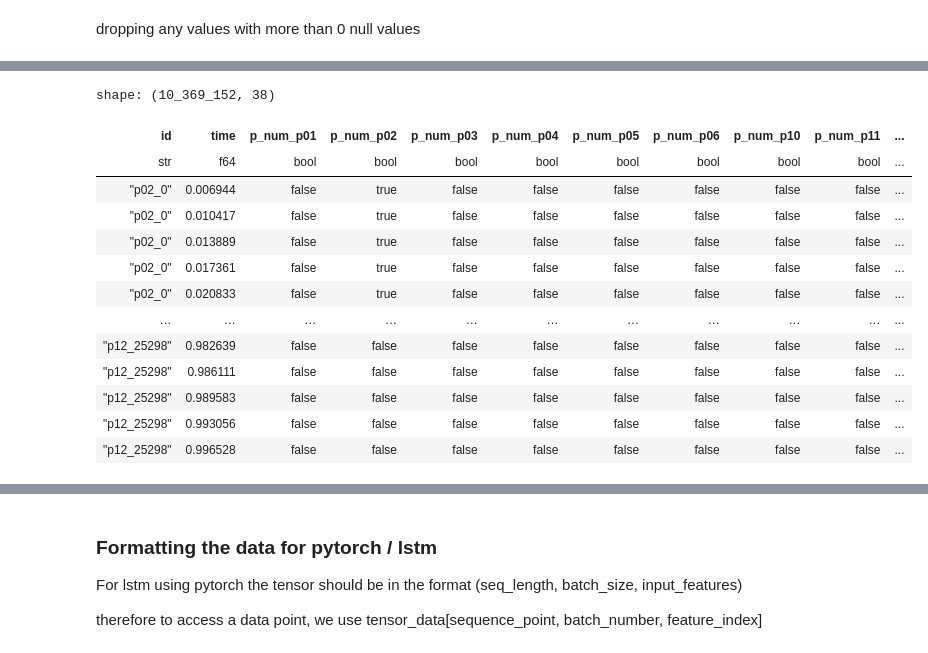
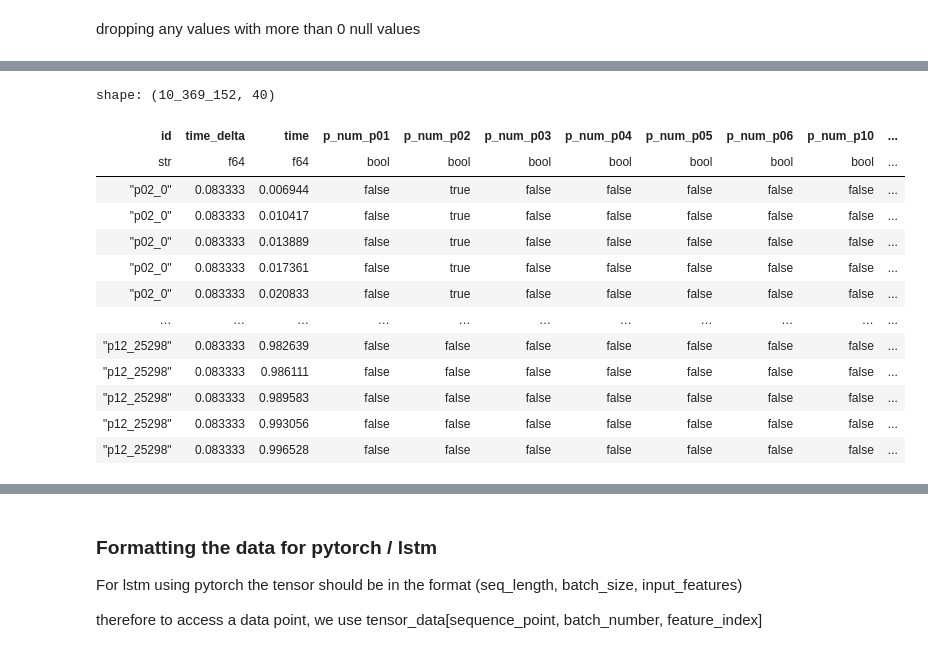
Before and after one commit to jamiemilsom/bloodGlucosePrediciton, a Jupyter notebook: src/notebooks/EDA.ipynb, the cells around one changed output, grey strips where cells are left out. Cells and saved outputs as stored; diff of their text form; code cells hidden in the pictures.

Commit message:
reshaped tensors and added time delta column

```diff
--- a/src/notebooks/EDA.ipynb
+++ b/src/notebooks/EDA.ipynb
@@ -439,6 +442,7 @@ def melt_row(melter_row):
         current_activity = melter_row[f'activity-{m_time}'][0]
         row = {
             'id'               : melter_row['id'][0],
+            'time_delta'       : 1.0 if m_time == '0:00' else 5/60,
             'time'             : (( melter_row['time'][0].hour + melter_row['time'][0].minute / 60 ) - (m_time_hours + m_time_minutes)) % 24,
             'p_num_p01'        : melter_row['p_num_p01'][0],
             'p_num_p02'        : melter_row['p_num_p02'][0],
@@ -475,13 +479,15 @@ def melt_row(melter_row):
             'Yoga'             : 1 if current_activity == 'Yoga' else 0,
             'Swimming'         : 1 if current_activity == 'Swimming' else 0,
             'Weights'          : 1 if current_activity == 'Weights' else 0,
-            'Running'          : 1 if current_activity == 'Running' else 0
+            'Running'          : 1 if current_activity == 'Running' else 0,
+            'bg+1:00'          : melter_row['bg+1:00'][0]
         }
         rows.append(row)
     return rows
 
 lstm_schema = {
     'id': pl.String,
+    'time_delta': pl.Float64,
     'time': pl.Float64,
     'p_num_p01': pl.Boolean,
     'p_num_p02': pl.Boolean,
@@ -518,7 +524,8 @@ lstm_schema = {
     'Yoga': pl.Boolean,
     'Swimming': pl.Boolean,
     'Weights': pl.Boolean,
-    'Running': pl.Boolean
+    'Running': pl.Boolean,
+    'bg+1:00': pl.Float64
 }
 
 output_file = '../../data/lstm_train.csv'
@@ -710,32 +710,32 @@ lstm_hr_df.shape
 # %%
 from sklearn.preprocessing import MinMaxScaler
 
 
-columns_to_normalise = ["time", "bg", "insulin", "carbs", "hr", "steps", "cals"]
+columns_to_normalise = ["time", "insulin", "carbs", "hr", "steps", "cals"] # removed bg columns as they should be normalised together
 
 data_to_normalize = lstm_hr_df.select(columns_to_normalise).to_numpy()
 
 scaler = MinMaxScaler()
 
 normalised_data = scaler.fit_transform(data_to_normalize)
 
 lstm_hr_df = lstm_hr_df.with_columns(
     [pl.Series(columns_to_normalise[i], normalised_data[:, i]) for i in range(len(columns_to_normalise))]
 )
 
 lstm_hr_df
 # %% [output]
-shape: (10_369_152, 38)
+shape: (10_369_152, 40)
-| id | time | p_num_p01 | p_num_p02 | p_num_p03 | p_num_p04 | p_num_p05 | p_num_p06 | p_num_p10 | p_num_p11 | ... |
-| str | f64 | bool | bool | bool | bool | bool | bool | bool | bool | ... |
-| "p02_0" | 0.006944 | false | true | false | false | false | false | false | false | ... |
-| "p02_0" | 0.010417 | false | true | false | false | false | false | false | false | ... |
-| "p02_0" | 0.013889 | false | true | false | false | false | false | false | false | ... |
-| "p02_0" | 0.017361 | false | true | false | false | false | false | false | false | ... |
-| "p02_0" | 0.020833 | false | true | false | false | false | false | false | false | ... |
+| id | time_delta | time | p_num_p01 | p_num_p02 | p_num_p03 | p_num_p04 | p_num_p05 | p_num_p06 | p_num_p10 | ... |
+| str | f64 | f64 | bool | bool | bool | bool | bool | bool | bool | ... |
+| "p02_0" | 0.083333 | 0.006944 | false | true | false | false | false | false | false | ... |
+| "p02_0" | 0.083333 | 0.010417 | false | true | false | false | false | false | false | ... |
+| "p02_0" | 0.083333 | 0.013889 | false | true | false | false | false | false | false | ... |
+| "p02_0" | 0.083333 | 0.017361 | false | true | false | false | false | false | false | ... |
+| "p02_0" | 0.083333 | 0.020833 | false | true | false | false | false | false | false | ... |
 | … | … | … | … | … | … | … | … | … | … | ... |
-| "p12_25298" | 0.982639 | false | false | false | false | false | false | false | false | ... |
-| "p12_25298" | 0.986111 | false | false | false | false | false | false | false | false | ... |
-| "p12_25298" | 0.989583 | false | false | false | false | false | false | false | false | ... |
-| "p12_25298" | 0.993056 | false | false | false | false | false | false | false | false | ... |
-| "p12_25298" | 0.996528 | false | false | false | false | false | false | false | false | ... |
+| "p12_25298" | 0.083333 | 0.982639 | false | false | false | false | false | false | false | ... |
+| "p12_25298" | 0.083333 | 0.986111 | false | false | false | false | false | false | false | ... |
+| "p12_25298" | 0.083333 | 0.989583 | false | false | false | false | false | false | false | ... |
+| "p12_25298" | 0.083333 | 0.993056 | false | false | false | false | false | false | false | ... |
+| "p12_25298" | 0.083333 | 0.996528 | false | false | false | false | false | false | false | ... |
```
Also changed, not shown: parts of 18 cells of this notebook.
